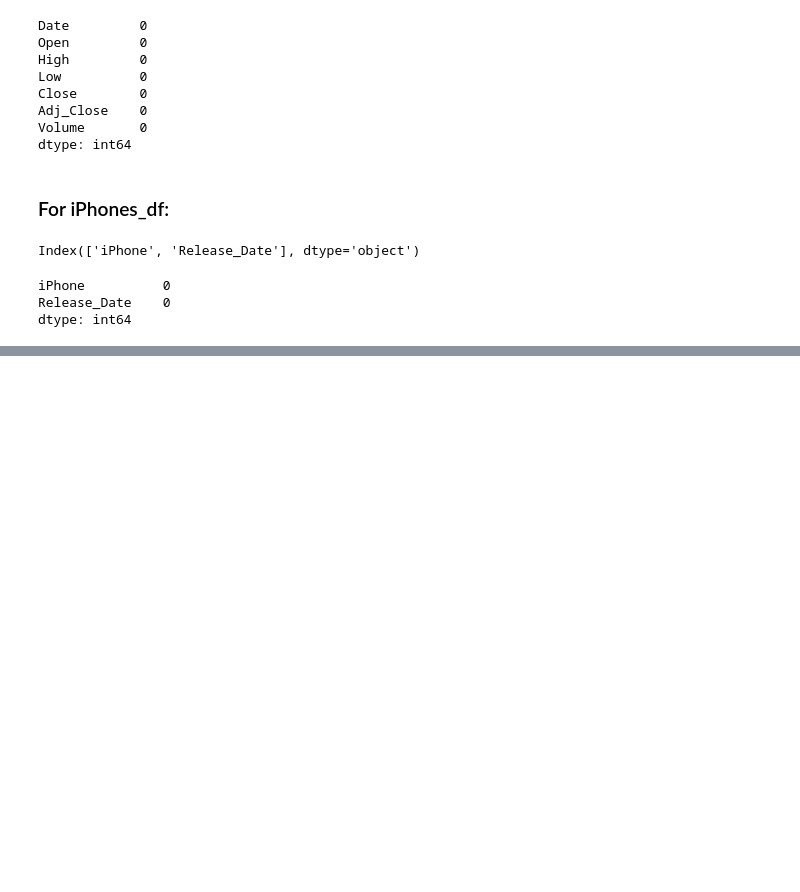
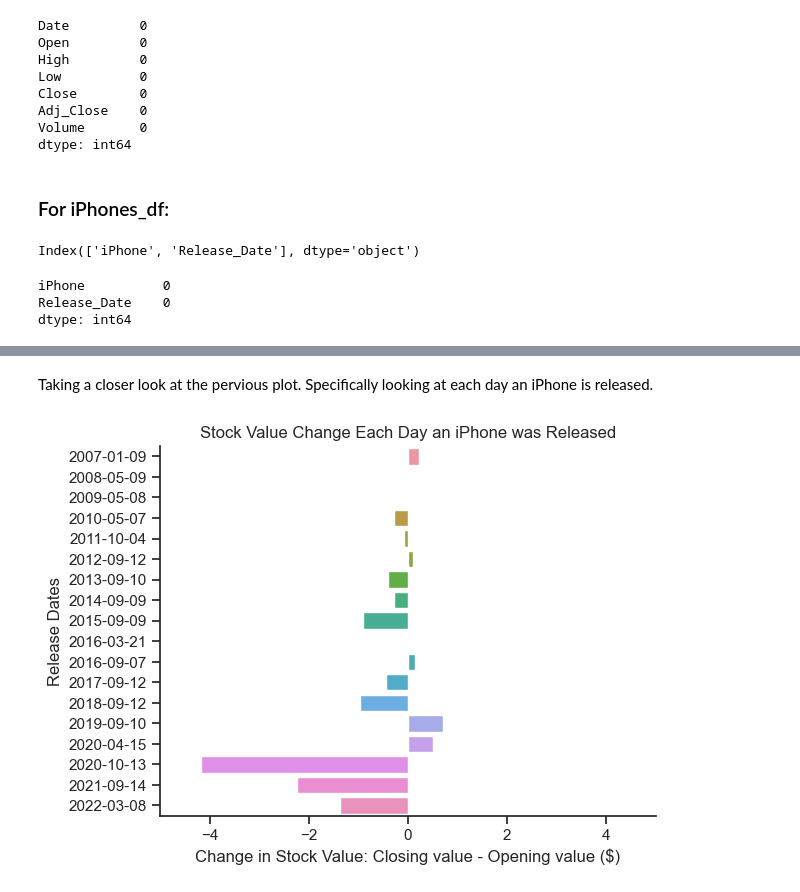
Before and after one commit to ubco-W2022T2-data301/project-group-group11, a Jupyter notebook: analysis/analysis1.ipynb, the cells around one changed output, grey strips where cells are left out. Cells and saved outputs as stored; diff of their text form; code cells hidden in the pictures; blank space fills up the shorter version.

```diff
--- a/analysis/analysis1.ipynb
+++ b/analysis/analysis1.ipynb
@@ -287,0 +212,13 @@ for iPhone_model in iPhone_order:
+# %% [markdown]
+Taking a closer look at the pervious plot. Specifically looking at each day an iPhone is released.
+# %%
+temp_df = merged_df[merged_df['iPhone'].notnull()]
+#temp_df['Date'] = temp_df['Date'].dt.date
+sns.barplot(y=temp_df['Date'].dt.date, x='Change', data=temp_df)
+plt.title("Stock Value Change Each Day an iPhone was Released")
+plt.xlim(-5, 5)
+plt.xlabel("Change in Stock Value: Closing value - Opening value ($)")
+plt.ylabel("Release Dates")
+plt.show()
+# %% [output]
+[figure, added]
```
Also changed, not shown: parts of 44 cells of this notebook.
